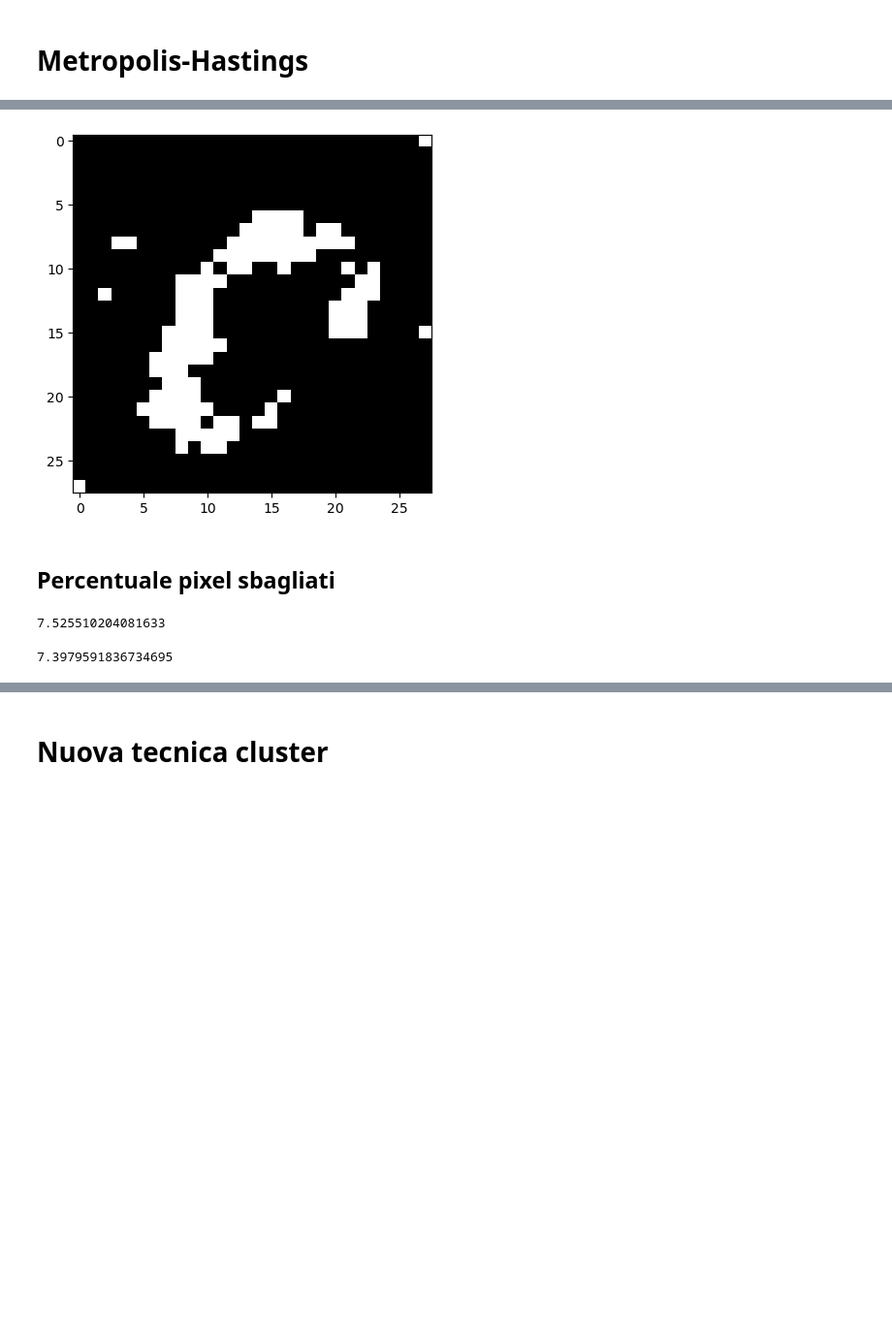
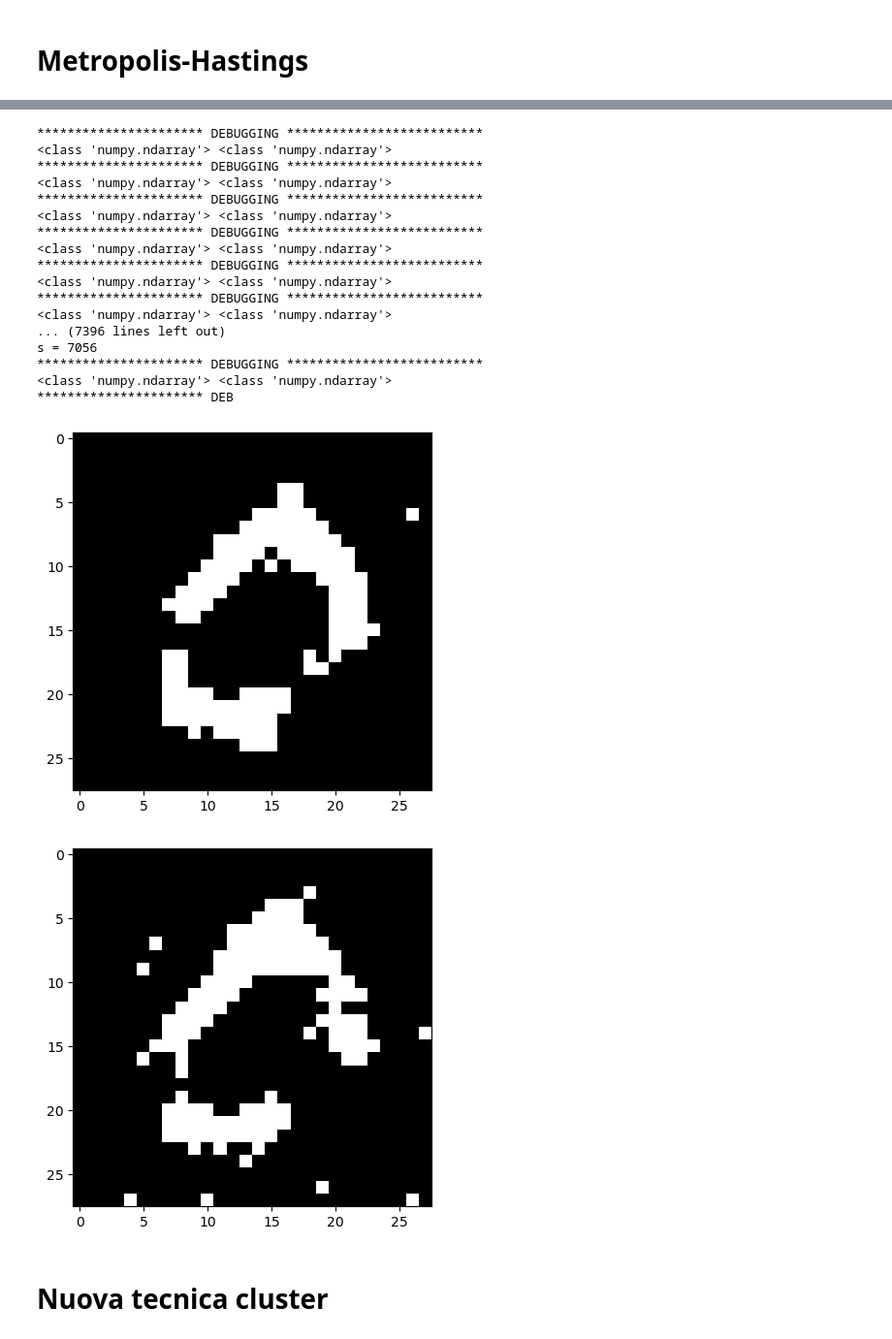
Before and after one commit to pettepiero/Ising-image-denoising, a Jupyter notebook: image_denoising.ipynb, the cells around one changed output, grey strips where cells are left out. Shown at 97% size. Drawn from its saved outputs; the diff is of its cells as text; code cells hidden in the pictures; blank space fills up the shorter version.

```diff
--- a/image_denoising.ipynb
+++ b/image_denoising.ipynb
@@ -203,9 +186,0 @@ plt.show()
-# %%
-equal=0
-for i in range(0,height):
-      for j in range(0,width):
-        a= im_binary[i,j]-avg[i,j]
-        if(a==0):
-          equal=equal+1
-
-errorG=height*width-equal
@@ -273,6 +262,0 @@ s = 7056
-# %%
-plt.figure('noisy image')
-imgplot = plt.imshow(IMD.X, cmap = cm.Greys_r)
-plt.show()
-# %% [output]
-[figure, removed]
@@ -288,12 +263,12 @@ errorM=height*width-equal
-# %% [markdown]
-## Percentuale pixel sbagliati
-# %%
-epG=(errorG*100)/(height*width)
-epG
-# %% [output]
-7.525510204081633
-# %%
-epM=(errorM*100)/(height*width)
-epM
-# %% [output]
-7.3979591836734695
+# %%
+alpha = 0.0
+beta = 0.3
+sigma_squared = 1.4
+num_burnin = 5
+num_samples = 10
+N = height*width
+
+IMD = IsingModel(Y,alpha,beta,sigma_squared)
+
+execute_metr(IMD, num_burnin, num_samples)
+# %% [output]
@@ -300,3 +292,22 @@ epM
+********************** DEBUGGING **************************
+<class 'numpy.ndarray'> <class 'numpy.ndarray'>
+********************** DEBUGGING **************************
+<class 'numpy.ndarray'> <class 'numpy.ndarray'>
+********************** DEBUGGING **************************
+<class 'numpy.ndarray'> <class 'numpy.ndarray'>
+********************** DEBUGGING **************************
+<class 'numpy.ndarray'> <class 'numpy.ndarray'>
+********************** DEBUGGING **************************
+<class 'numpy.ndarray'> <class 'numpy.ndarray'>
+********************** DEBUGGING **************************
+<class 'numpy.ndarray'> <class 'numpy.ndarray'>
+... (7396 lines left out)
+s = 7056
+********************** DEBUGGING **************************
+<class 'numpy.ndarray'> <class 'numpy.ndarray'>
+********************** DEB
+[figure, added]
+[figure, added]
 # %% [markdown]
 # Nuova tecnica cluster
 # %%
```
Also changed, not shown: parts of 16 cells of this notebook.
